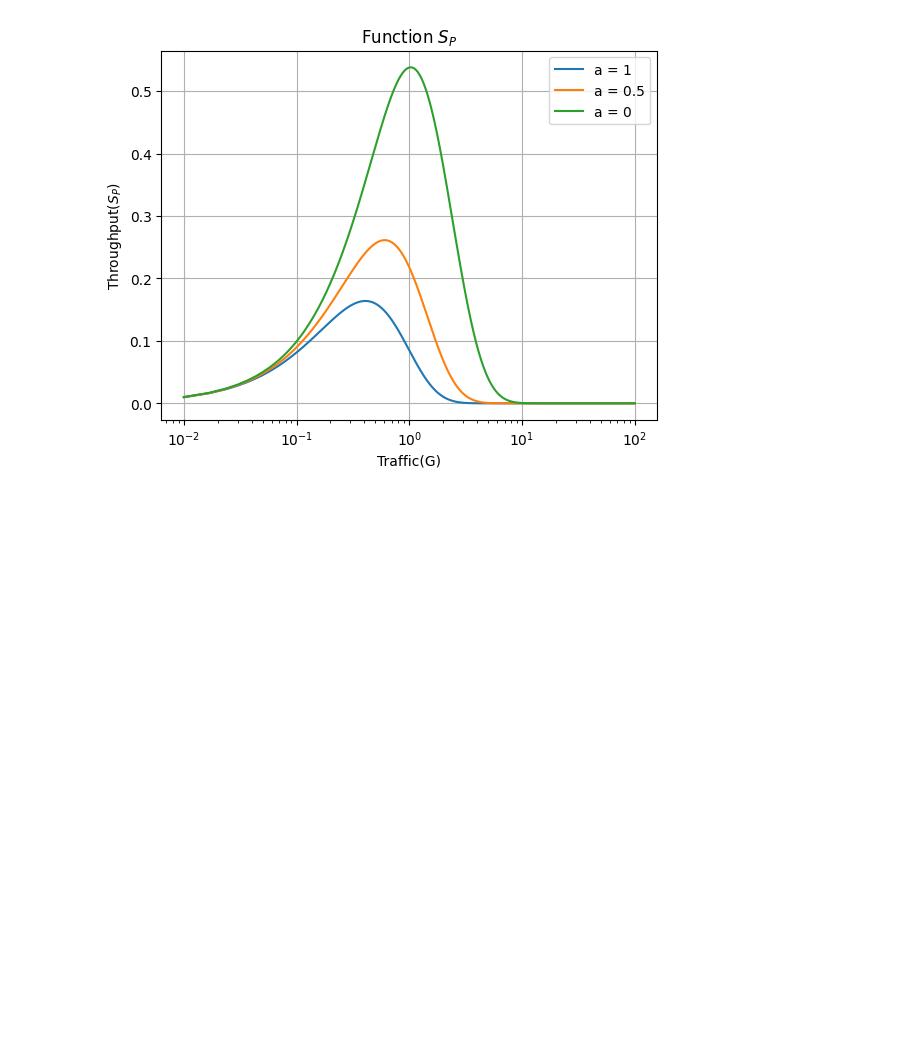
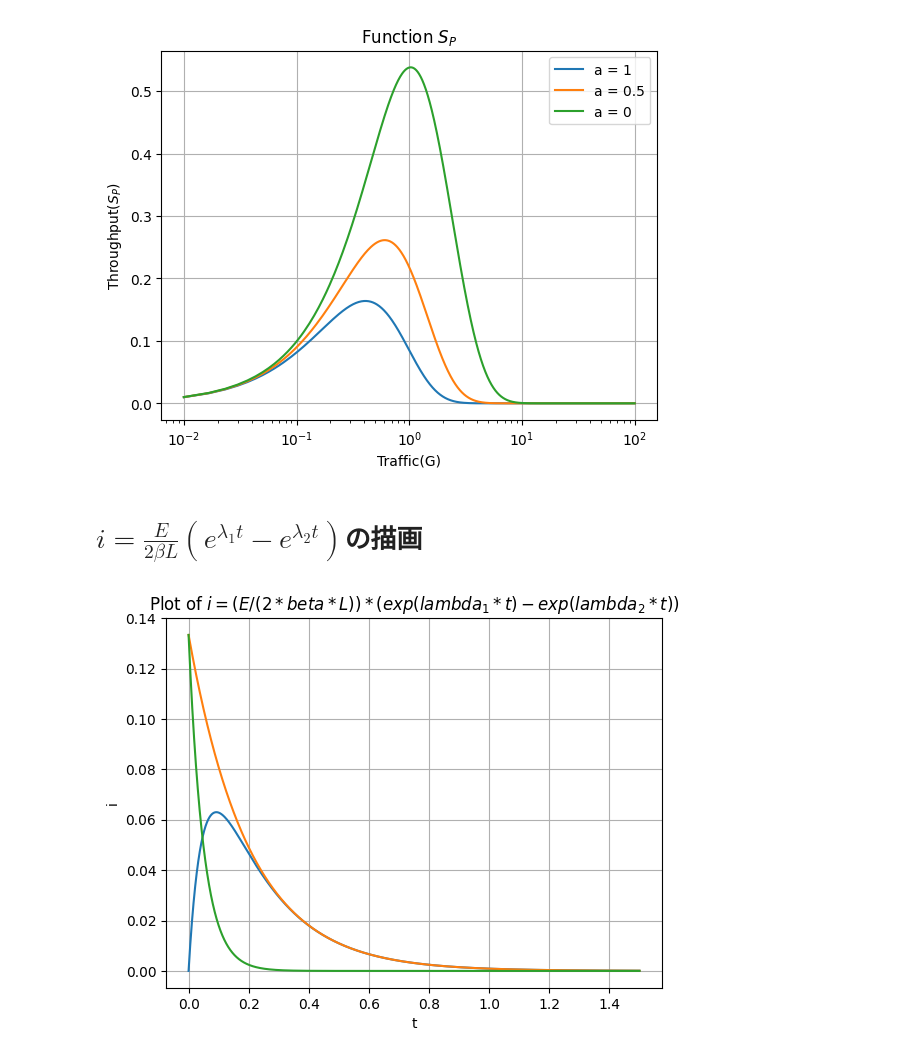
Before and after one commit to ryoww/seminar, a Jupyter notebook: telecomminucation/graph.ipynb, the cells around one changed output. Cells and saved outputs as stored; diff of their text form; code cells hidden in the pictures; blank space fills up the shorter version.

```diff
--- a/telecomminucation/graph.ipynb
+++ b/telecomminucation/graph.ipynb
@@ -161,3 +161,56 @@ plt.legend()
 plt.show()
 # %% [output]
 [figure]
+# %% [markdown]
+# $i = \frac{E}{2 \beta L} (e^{\lambda_1 t} - e^{\lambda_2 t})$の描画
+# %%
+import numpy as np
+import matplotlib.pyplot as plt
+
+def calculate_i(t, E, R, L, C):
+    alpha = R / (2 * L)
+    beta = np.sqrt(R**2 - 4 * (L / C)) / (2 * L)
+    lambda_1 = -alpha + beta
+    lambda_2 = -alpha - beta
+    i = (E / (2 * beta * L)) * (np.exp(lambda_1 * t) - np.exp(lambda_2 * t))
+    return i
+
+def calculate_2(t, E, R, L, C):
+    alpha = R / (2 * L)
+    beta = np.sqrt(R**2 - 4 * (L / C)) / (2 * L)
+    lambda_1 = -alpha + beta
+    i2 = (E / (2 * beta * L)) * (np.exp(lambda_1 * t))
+    return i2
+
+def calculate_i3(t, E, R, L, C):
+    alpha = R / (2 * L)
+    beta = np.sqrt(R**2 - 4 * (L / C)) / (2 * L)
+    lambda_2 = -alpha - beta
+    i3 = (E / (2 * beta * L)) * (np.exp(lambda_2 * t))
+    return i3
+
+# パラメータの設定
+t = np.linspace(0, 1.5, 10000)  # tの範囲と分割数
+E = 2.0  # Eの値
+R = 25.0  # Rの値
+L = 1  # Lの値
+C = 0.01  # Cの値
+
+# iの計算
+i = calculate_i(t, E, R, L, C)
+
+i2 = calculate_2(t, E, R, L, C)
+
+i3 = calculate_i3(t, E, R, L, C)
+
+# グラフの描画
+plt.plot(t, i)
+plt.plot(t, i2)
+plt.plot(t, i3)
+plt.xlabel('t')
+plt.ylabel('i')
+plt.title(r'Plot of $i = (E / (2 * beta * L)) * (exp(lambda_1 * t) - exp(lambda_2 * t))$')
+plt.grid(True)
+plt.show()
+# %% [output]
+[figure, added]
```
Also changed, not shown: 12 other files.
